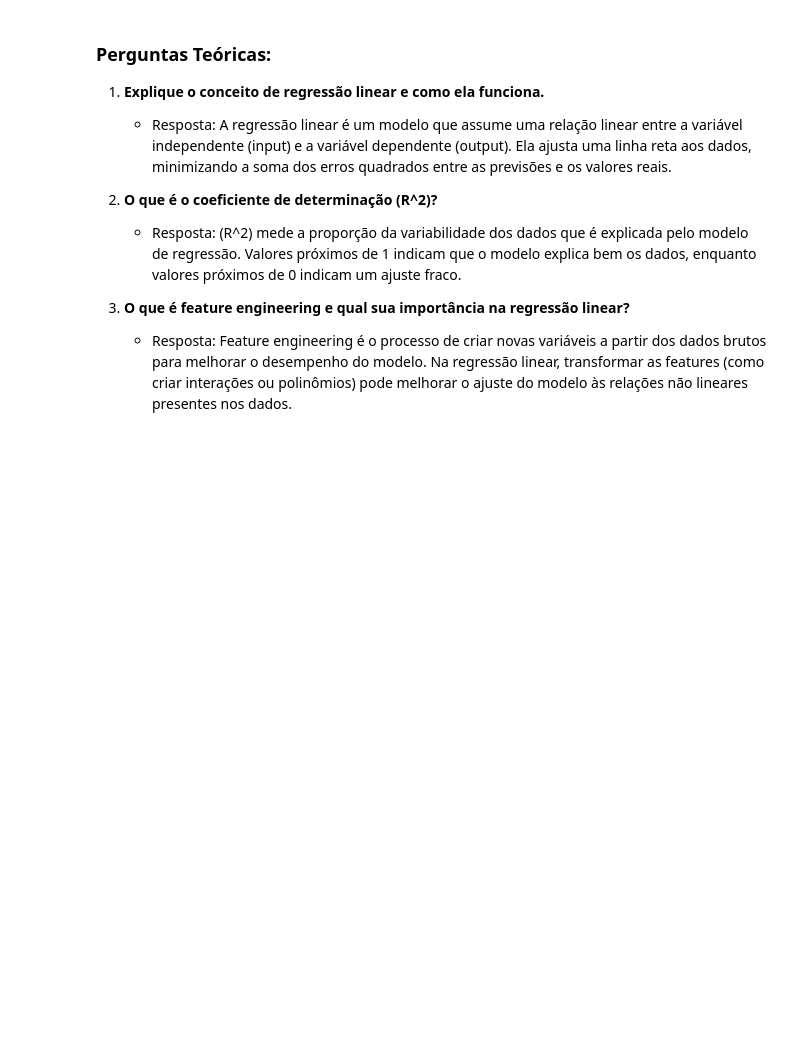
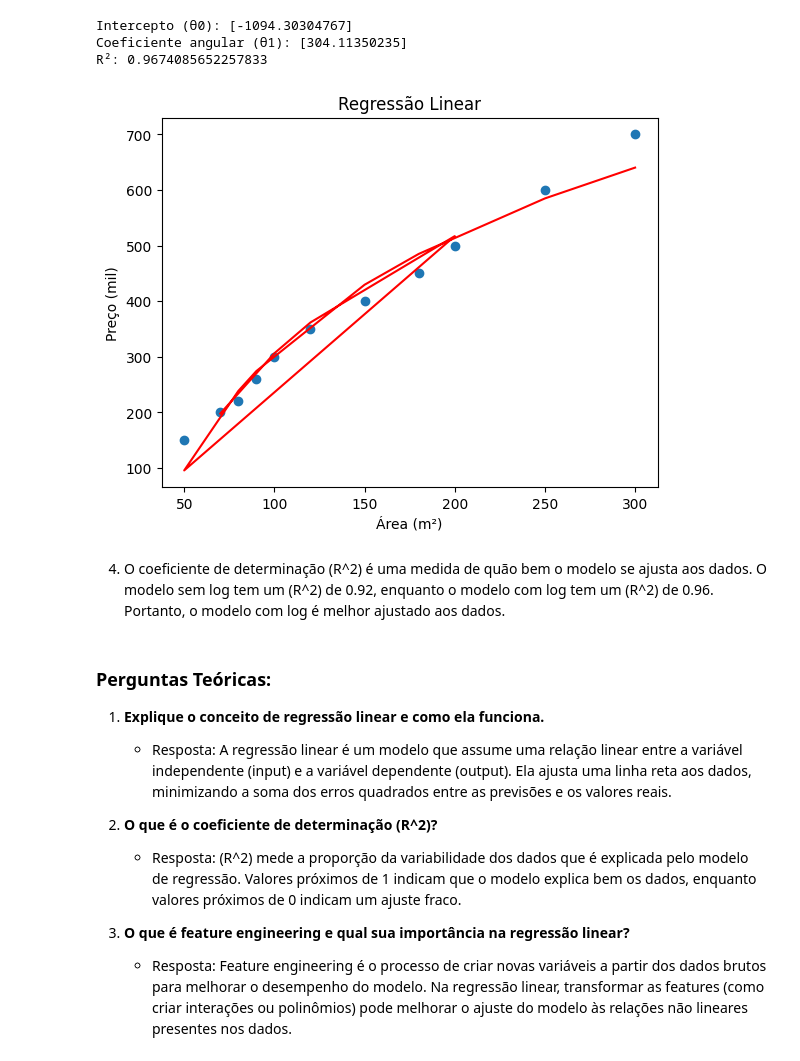
Before and after one commit to gustavoribolla/resumo_machine_learning, a Jupyter notebook: exercicios/regressao_linear.ipynb, the cells around one changed output. Cells and saved outputs as stored; diff of their text form; code cells hidden in the pictures; blank space fills up the shorter version.

```diff
--- a/exercicios/regressao_linear.ipynb
+++ b/exercicios/regressao_linear.ipynb
@@ -71,3 +159,67 @@ plt.show()
+# %%
+#Logaritmo como feature que pode melhorar o desempenho do modelo
+
+# Dados fornecidos: Área (m²) e Preço (mil)
+area = np.array([
+    [70],
+    [100],
+    [120],
+    [200],
+    [50],
+    [80],
+    [90],
+    [150],
+    [180],
+    [250],
+    [300]
+])
+
+preco = np.array([
+    [200],
+    [300],
+    [350],
+    [500],
+    [150],
+    [220],
+    [260],
+    [400],
+    [450],
+    [600],
+    [700]
+])
+
+# Aplicando a transformação logarítmica
+area_log = np.log(area)
+
+# 1. Ajustando o modelo de regressão linear
+modelo = LinearRegression()
+modelo.fit(area_log, preco)
+
+# Coletando os pesos da regressão
+intercepto = modelo.intercept_
+coeficiente = modelo.coef_
+
+print(f'Intercepto (θ0): {intercepto}')
+print(f'Coeficiente angular (θ1): {coeficiente[0]}')
+
+previsto = modelo.predict(area_log)
+r2 = r2_score(preco, previsto)
+print(f'R²: {r2}')
+
+#Gerando o gráfico
+plt.scatter(area, preco)
+plt.plot(area, modelo.predict(area_log), color='red')
+plt.title('Regressão Linear')
+plt.xlabel('Área (m²)')
+plt.ylabel('Preço (mil)')
+plt.show()
+# %% [output]
+Intercepto (θ0): [-1094.30304767]
+Coeficiente angular (θ1): [304.11350235]
+R²: 0.9674085652257833
+[figure, added]
+# %% [markdown]
+4. O coeficiente de determinação \(R^2\) é uma medida de quão bem o modelo se ajusta aos dados. O modelo sem log tem um \(R^2\) de 0.92, enquanto o modelo com log tem um \(R^2\) de 0.96. Portanto, o modelo com log é melhor ajustado aos dados.
 # %% [markdown]
 
 
```
Also changed, not shown: parts of 4 cells of this notebook, 4 other files.
